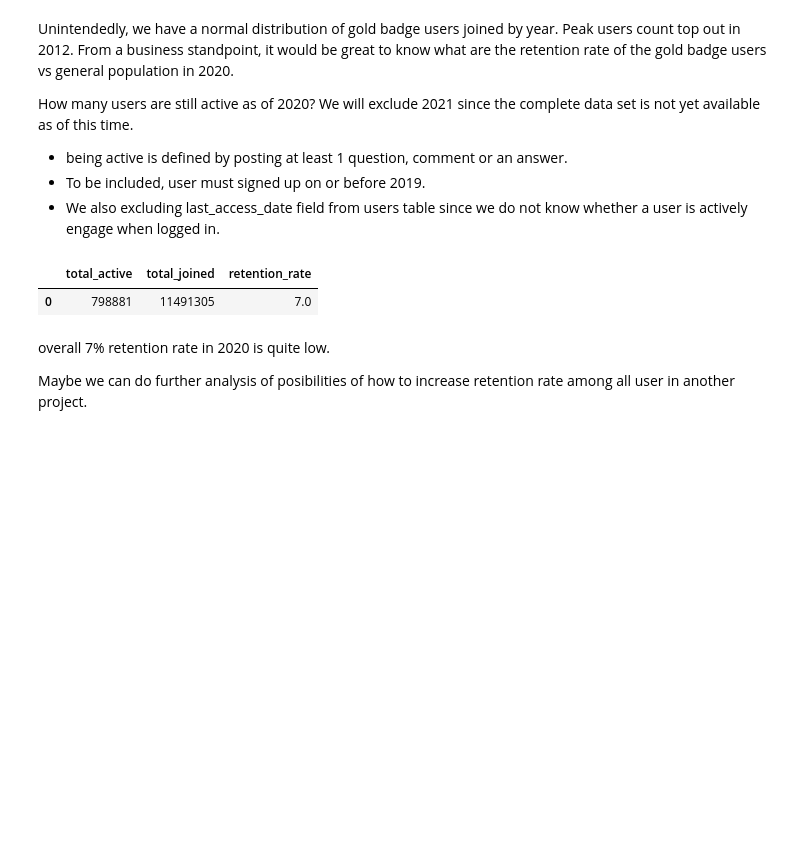
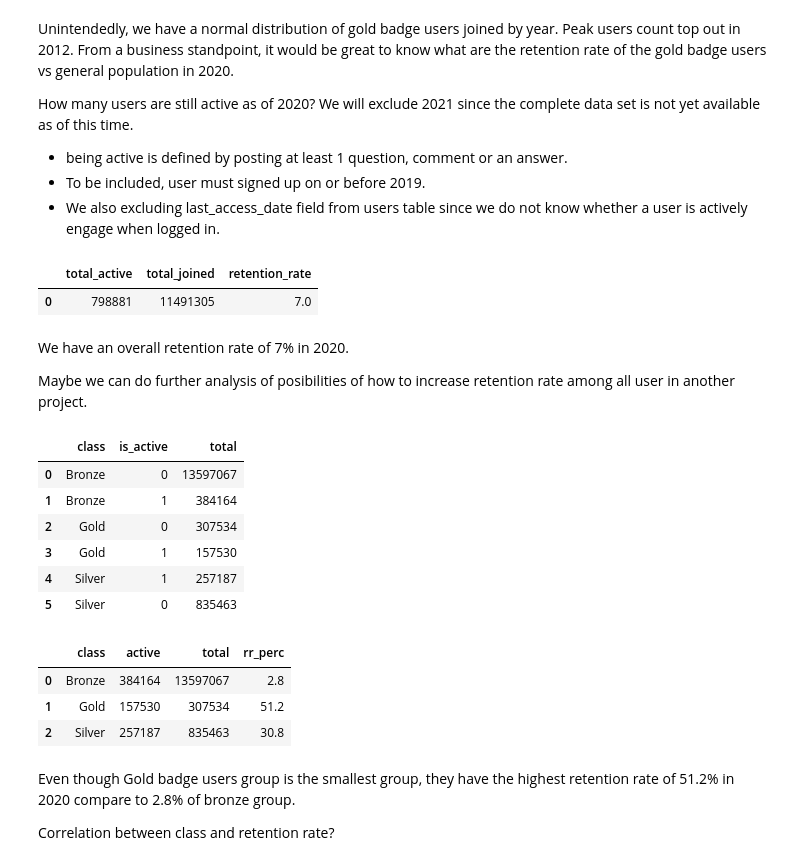
Before and after one commit to mbo0000/Personal-Projects, a Jupyter notebook: [WIP]-BigQuerySQL/bq_stackoverflow.ipynb, the cells around one changed output. Cells and saved outputs as stored; diff of their text form; code cells hidden in the pictures; blank space fills up the shorter version.

```diff
--- a/[WIP]-BigQuerySQL/bq_stackoverflow.ipynb
+++ b/[WIP]-BigQuerySQL/bq_stackoverflow.ipynb
@@ -218,7 +218,7 @@ result
 |  | total_active | total_joined | retention_rate |
 | 0 | 798881 | 11491305 | 7.0 |
 # %% [markdown]
-overall 7% retention rate in 2020 is quite low.
+We have an overall retention rate of 7% in 2020.
 
 Maybe we can do further analysis of posibilities of how to increase retention rate among all user in another project.
 # %%
@@ -229,3 +229,44 @@ Maybe we can do further analysis of posibilities of how to increase retention ra
 
 # retention rate of gold users = active gold users/total gold users
 # retention rate of general population = active users/total users population
+# %%
+query = """
+        WITH active_users AS
+        (
+             SELECT
+                id
+            FROM
+                `bigquery-public-data.stackoverflow.users`
+            WHERE
+                EXTRACT(YEAR FROM creation_date) <= 2019
+                AND (id IN (SELECT owner_user_id FROM `bigquery-public-data.stackoverflow.posts_questions` WHERE EXTRACT(YEAR FROM creation_date) = 2020)
+                OR id IN (SELECT owner_user_id FROM `bigquery-public-data.stackoverflow.posts_answers` WHERE EXTRACT(YEAR FROM creation_date) = 2020)
+                OR id IN (SELECT user_id FROM `bigquery-public-data.stackoverflow.comments` WHERE EXTRACT(YEAR FROM creation_date) = 2020))
+        )
+
+        SELECT
+            CASE -- order here matter, gold -> silver -> bronze
+                WHEN id IN (SELECT user_id FROM `bigquery-public-data.stackoverflow.badges` WHERE class = 1)  THEN "Gold"
+                WHEN id IN (SELECT user_id FROM `bigquery-public-data.stackoverflow.badges` WHERE class = 2)  THEN "Silver"
+                ELSE "Bronze"
+            END AS class,
+            CASE
+                WHEN id IN (SELECT id FROM active_users) THEN 1
+                ELSE 0
+            END AS is_active,
+            COUNT(id) AS total
+        FROM `bigquery-public-data.stackoverflow.users`
+        GROUP BY 1,2
+        ORDER BY 1;
+    """
+
+result = getQueryAsDF(query)
+result
+# %% [output]
+|  | class | is_active | total |
+| 0 | Bronze | 0 | 13597067 |
+| 1 | Bronze | 1 | 384164 |
+| 2 | Gold | 0 | 307534 |
+| 3 | Gold | 1 | 157530 |
+| 4 | Silver | 1 | 257187 |
+| 5 | Silver | 0 | 835463 |
@@ -231,0 +282,11 @@ Maybe we can do further analysis of posibilities of how to increase retention ra
+# %%
+df
+# %% [output]
+|  | class | active | total | rr_perc |
+| 0 | Bronze | 384164 | 13597067 | 2.8 |
+| 1 | Gold | 157530 | 307534 | 51.2 |
+| 2 | Silver | 257187 | 835463 | 30.8 |
+# %% [markdown]
+Even though Gold badge users group is the smallest group, they have the highest retention rate of 51.2% in 2020 compare to 2.8% of bronze group.
+
+Correlation between class and retention rate?
```
Also changed, not shown: parts of 1 cell of this notebook, 1 other file.
